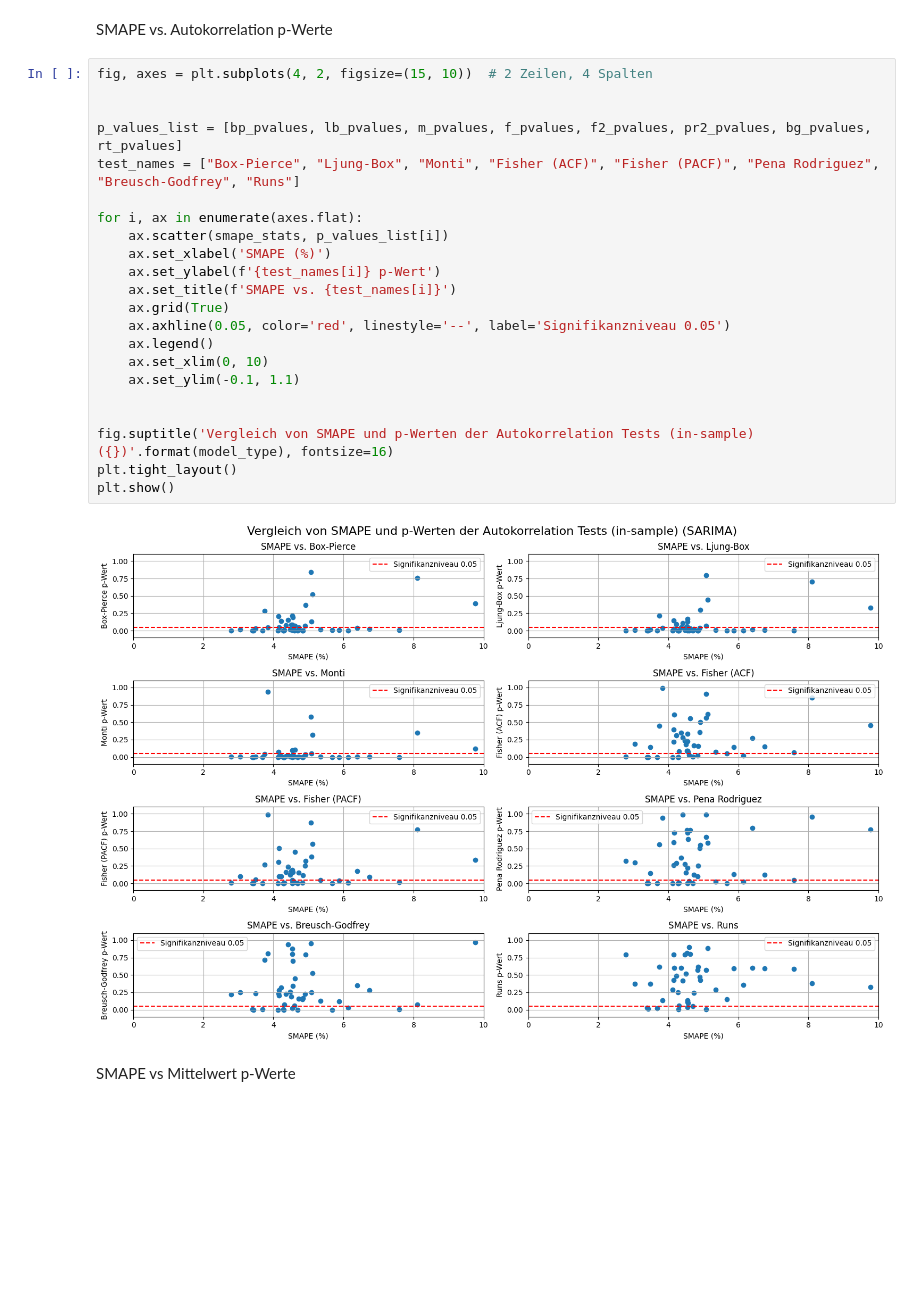
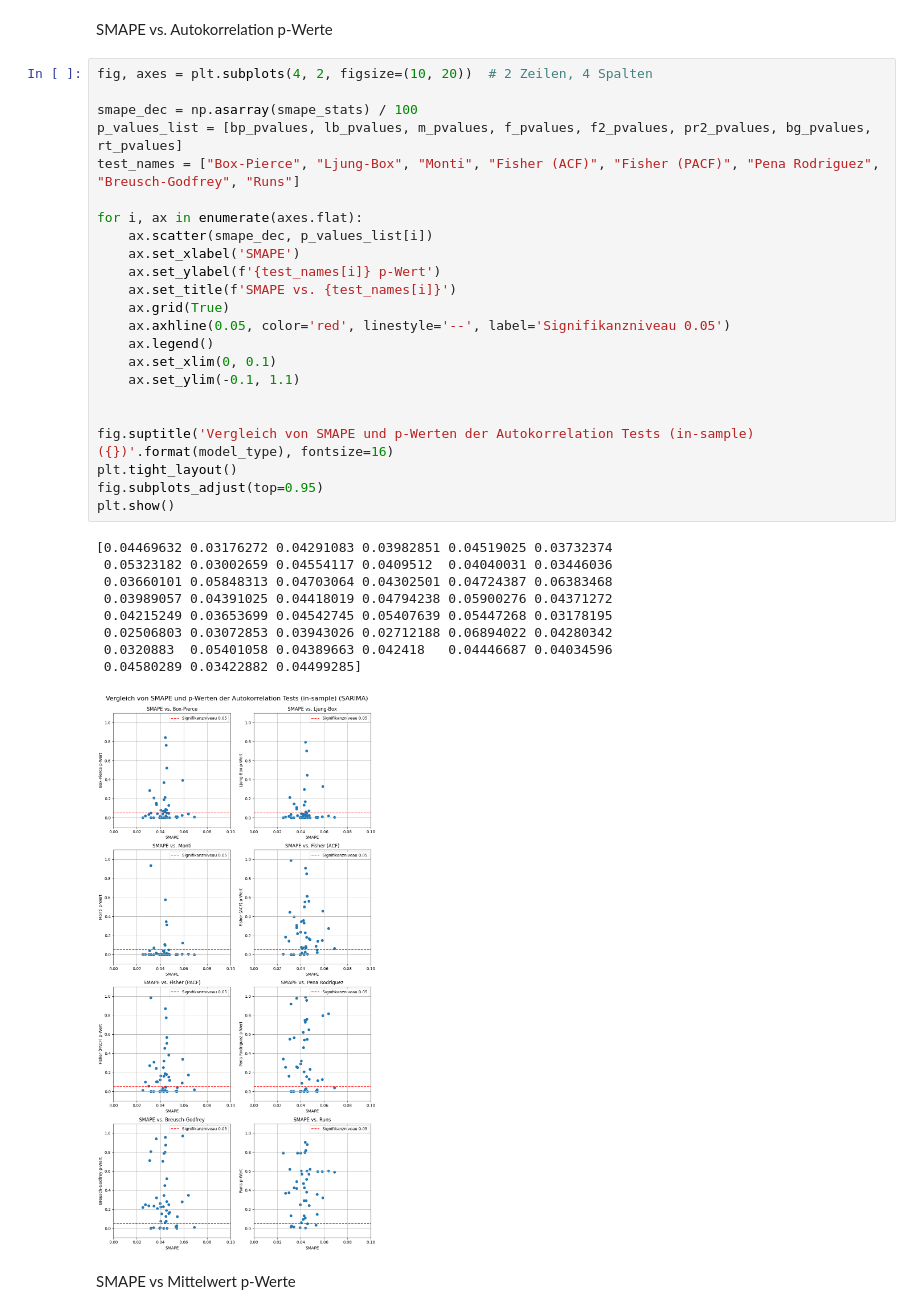
Before and after one commit to netalivo/Bachelor, a Jupyter notebook: main_all_stores.ipynb, the cells around one changed output. Drawn from its saved outputs; the diff is of its cells as text; blank space fills up the shorter version.

Commit message:
smape scatterplots transponiert und in dezimalform umgewandelt

```diff
--- a/main_all_stores.ipynb
+++ b/main_all_stores.ipynb
@@ -432,29 +433,38 @@ Median: 4.302500501182228 %
 # %% [markdown]
 SMAPE vs. Autokorrelation p-Werte
 # %%
-fig, axes = plt.subplots(4, 2, figsize=(15, 10))  # 2 Zeilen, 4 Spalten
+fig, axes = plt.subplots(4, 2, figsize=(10, 20))  # 2 Zeilen, 4 Spalten
 
-
+smape_dec = np.asarray(smape_stats) / 100
 p_values_list = [bp_pvalues, lb_pvalues, m_pvalues, f_pvalues, f2_pvalues, pr2_pvalues, bg_pvalues, rt_pvalues]
 test_names = ["Box-Pierce", "Ljung-Box", "Monti", "Fisher (ACF)", "Fisher (PACF)", "Pena Rodriguez", "Breusch-Godfrey", "Runs"]
 
 for i, ax in enumerate(axes.flat):
-    ax.scatter(smape_stats, p_values_list[i])
-    ax.set_xlabel('SMAPE (%)')
+    ax.scatter(smape_dec, p_values_list[i])
+    ax.set_xlabel('SMAPE')
     ax.set_ylabel(f'{test_names[i]} p-Wert')
     ax.set_title(f'SMAPE vs. {test_names[i]}')
     ax.grid(True)
     ax.axhline(0.05, color='red', linestyle='--', label='Signifikanzniveau 0.05')
     ax.legend()
-    ax.set_xlim(0, 10)
+    ax.set_xlim(0, 0.1)
     ax.set_ylim(-0.1, 1.1)
 
 
 fig.suptitle('Vergleich von SMAPE und p-Werten der Autokorrelation Tests (in-sample) ({})'.format(model_type), fontsize=16)
 plt.tight_layout()
+fig.subplots_adjust(top=0.95)
 plt.show()
 # %% [output]
+[0.04469632 0.03176272 0.04291083 0.03982851 0.04519025 0.03732374
+ 0.05323182 0.03002659 0.04554117 0.0409512  0.04040031 0.03446036
+ 0.03660101 0.05848313 0.04703064 0.04302501 0.04724387 0.06383468
+ 0.03989057 0.04391025 0.04418019 0.04794238 0.05900276 0.04371272
+ 0.04215249 0.03653699 0.04542745 0.05407639 0.05447268 0.03178195
+ 0.02506803 0.03072853 0.03943026 0.02712188 0.06894022 0.04280342
+ 0.0320883  0.05401058 0.04389663 0.042418   0.04446687 0.04034596
+ 0.04580289 0.03422882 0.04499285]
-[figure, old version]
+[figure, new version]
 # %% [markdown]
 SMAPE vs Mittelwert p-Werte
 # %%
```
Also changed, not shown: parts of 9 cells of this notebook.
